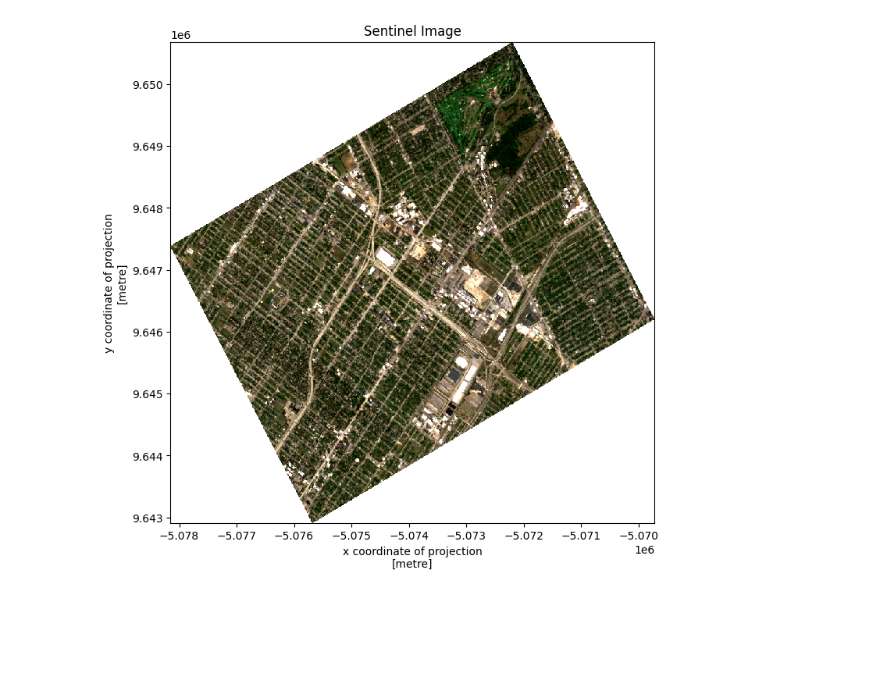
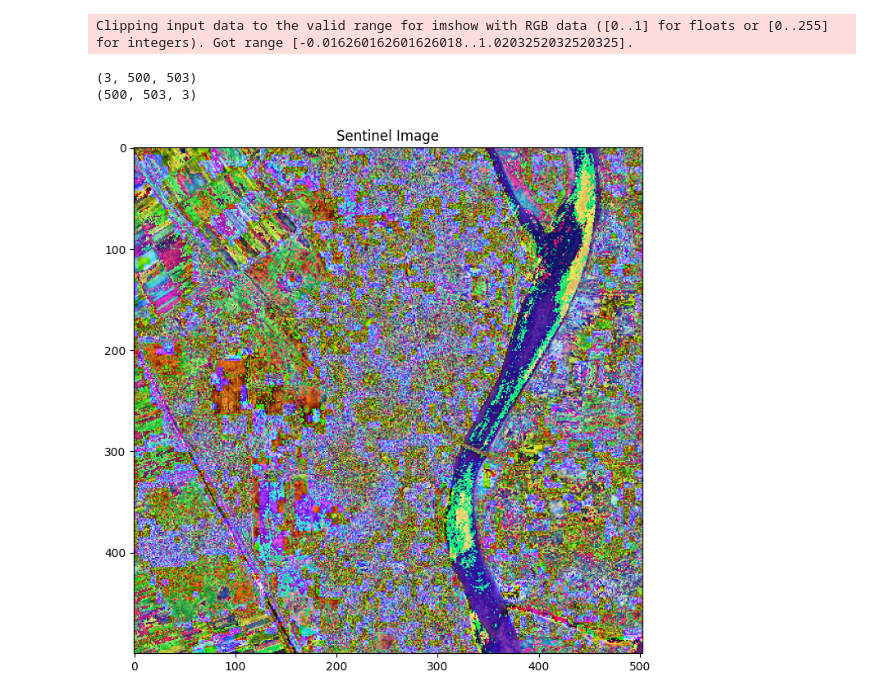
Before and after one commit to michaelb18/project-khthon, a Jupyter notebook: Untitled.ipynb, the cells around one changed output. Saved outputs shown, nothing was run; the diff lists cells and outputs as text; code cells hidden in the pictures; blank space fills up the shorter version.

```diff
--- a/Untitled.ipynb
+++ b/Untitled.ipynb
@@ -106,8 +43,30 @@ Warning 1: TIFFReadDirectory:Sum of Photometric type-related color channels and
 # %%
 import matplotlib.pyplot as plt
+def get_rgb_image(image):
+    img = image.sel(band=[3, 2, 1])
+    print(img.shape)
+    b04 = img[0, :, :]  # Red band
+    b03 = img[1, :, :]  # Green band
+    b02 = img[2, :, :]  # Blue band
+
+    # Stack into RGB image
+    rgb_image = (np.stack([b04, b03, b02], axis=-1) * 255).astype(np.uint8)
+    print(rgb_image.shape)
+    return rgb_image
+
 plt.figure(figsize=(8, 8))
-img.sel(band=[3, 2, 1]).plot.imshow(robust=True)
+rgb_image = get_rgb_image(image2)
+#img.sel(band=[3, 2, 1]).plot.imshow(robust=True)
 plt.title("Sentinel Image")
+
+min_val, max_val = np.percentile(rgb_image, (2, 98)) # Optional: Use percentiles
+scaled_band = np.clip(rgb_image, min_val, max_val)
+rgb_image = (rgb_image - min_val) / (max_val - min_val)
+
+plt.imshow(rgb_image)
 plt.show()
 # %% [output]
+Clipping input data to the valid range for imshow with RGB data ([0..1] for floats or [0..255] for integers). Got range [-0.016260162601626018..1.0203252032520325].
+(3, 500, 503)
+(500, 503, 3)
-[figure, old version]
+[figure, new version]
```
Also changed, not shown: parts of 4 cells of this notebook, 1 other file.
